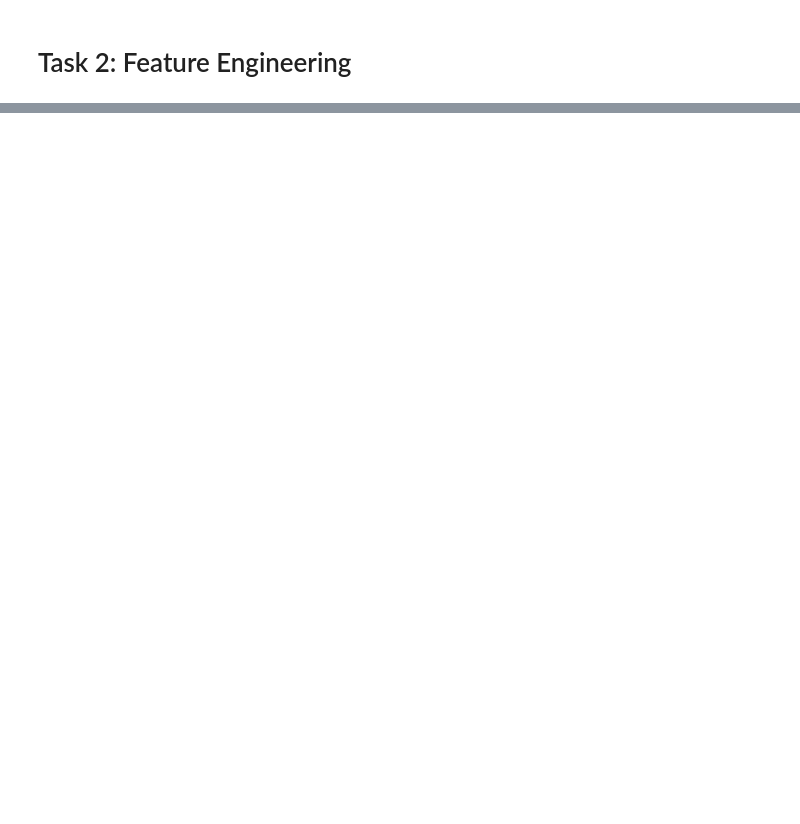
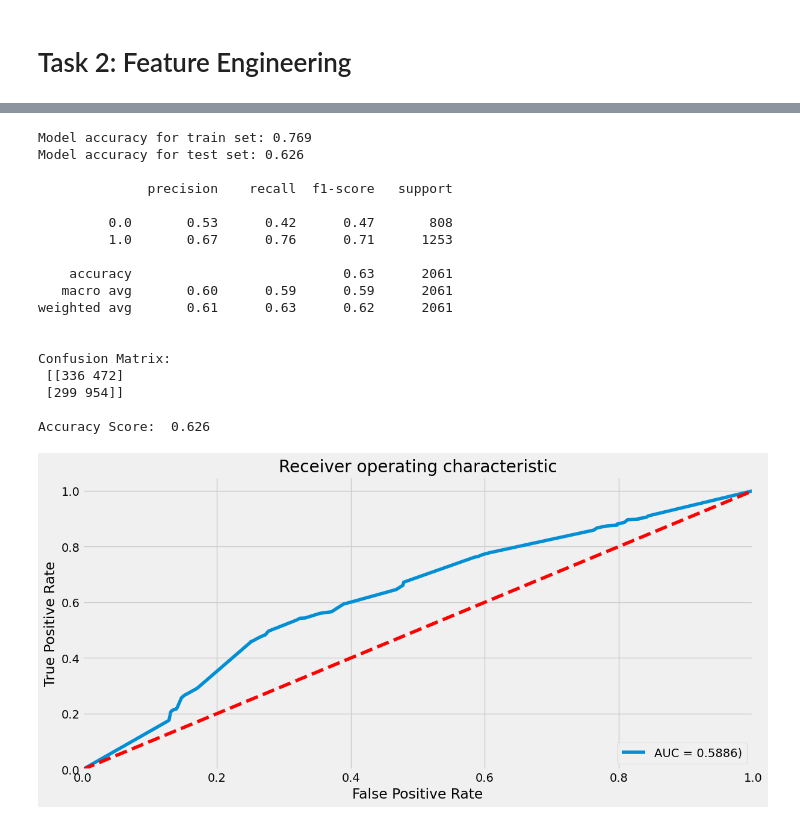
Before and after one commit to trungne/pdf-final-assignment, a Jupyter notebook: pds-hoang-assignment.ipynb, the cells around one changed output, grey strips where cells are left out. Drawn from its saved outputs; the diff is of its cells as text; code cells hidden in the pictures; blank space fills up the shorter version.

```diff
--- a/pds-hoang-assignment.ipynb
+++ b/pds-hoang-assignment.ipynb
@@ -370,0 +520,23 @@ Text(0.5, 1.0, 'Correlation Matrix of Data')
+# %%
+DTC = DecisionTreeClassifier(max_depth=11)
+DTC_model = train_and_plot(DTC, X_train, y_train, X_test, y_test)
+# %% [output]
+Model accuracy for train set: 0.769
+Model accuracy for test set: 0.626
+
+              precision    recall  f1-score   support
+
+         0.0       0.53      0.42      0.47       808
+         1.0       0.67      0.76      0.71      1253
+
+    accuracy                           0.63      2061
+   macro avg       0.60      0.59      0.59      2061
+weighted avg       0.61      0.63      0.62      2061
+
+
+Confusion Matrix:
+ [[336 472]
+ [299 954]]
+
+Accuracy Score:  0.626
+[figure, added]
```
Also changed, not shown: parts of 21 cells of this notebook.
